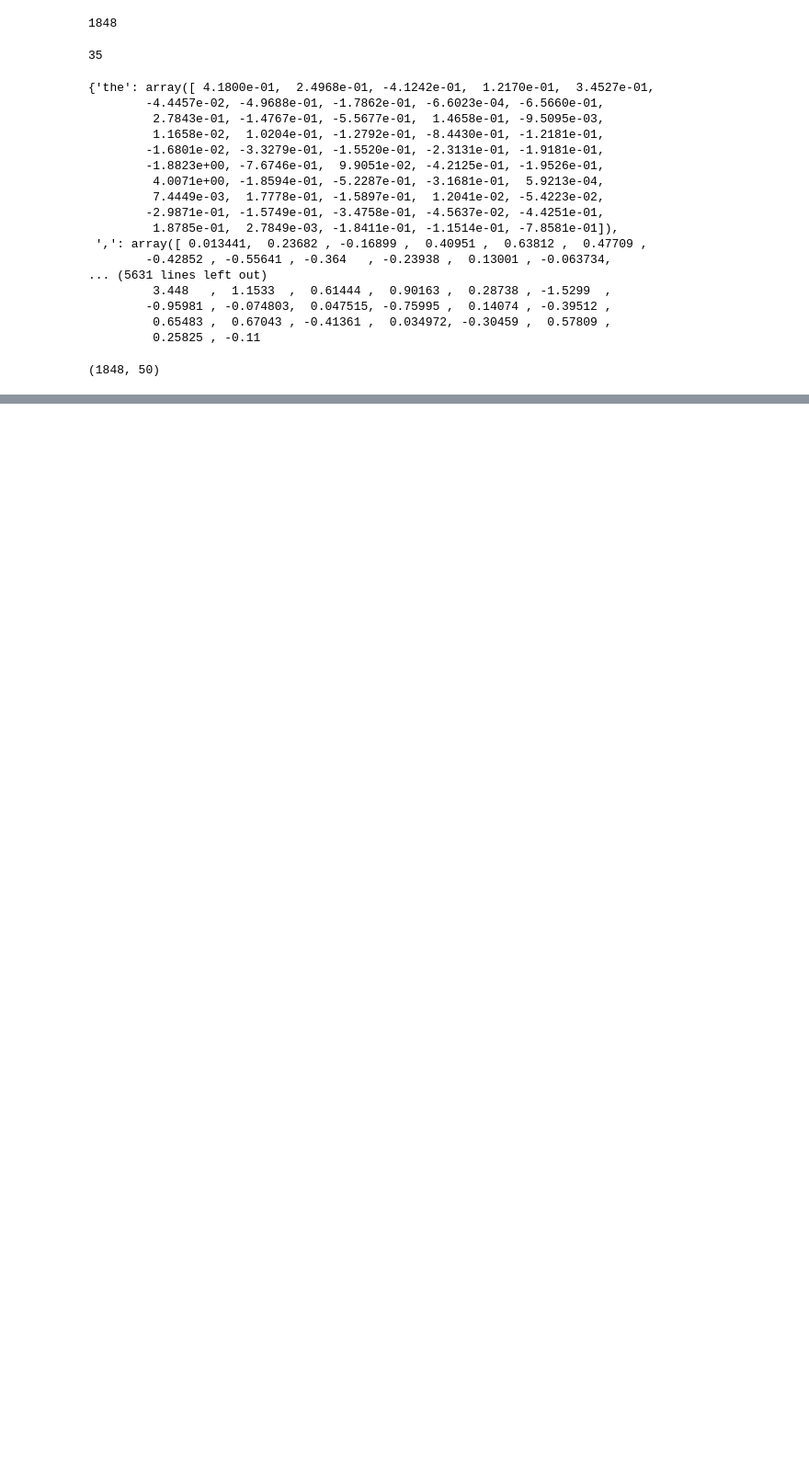
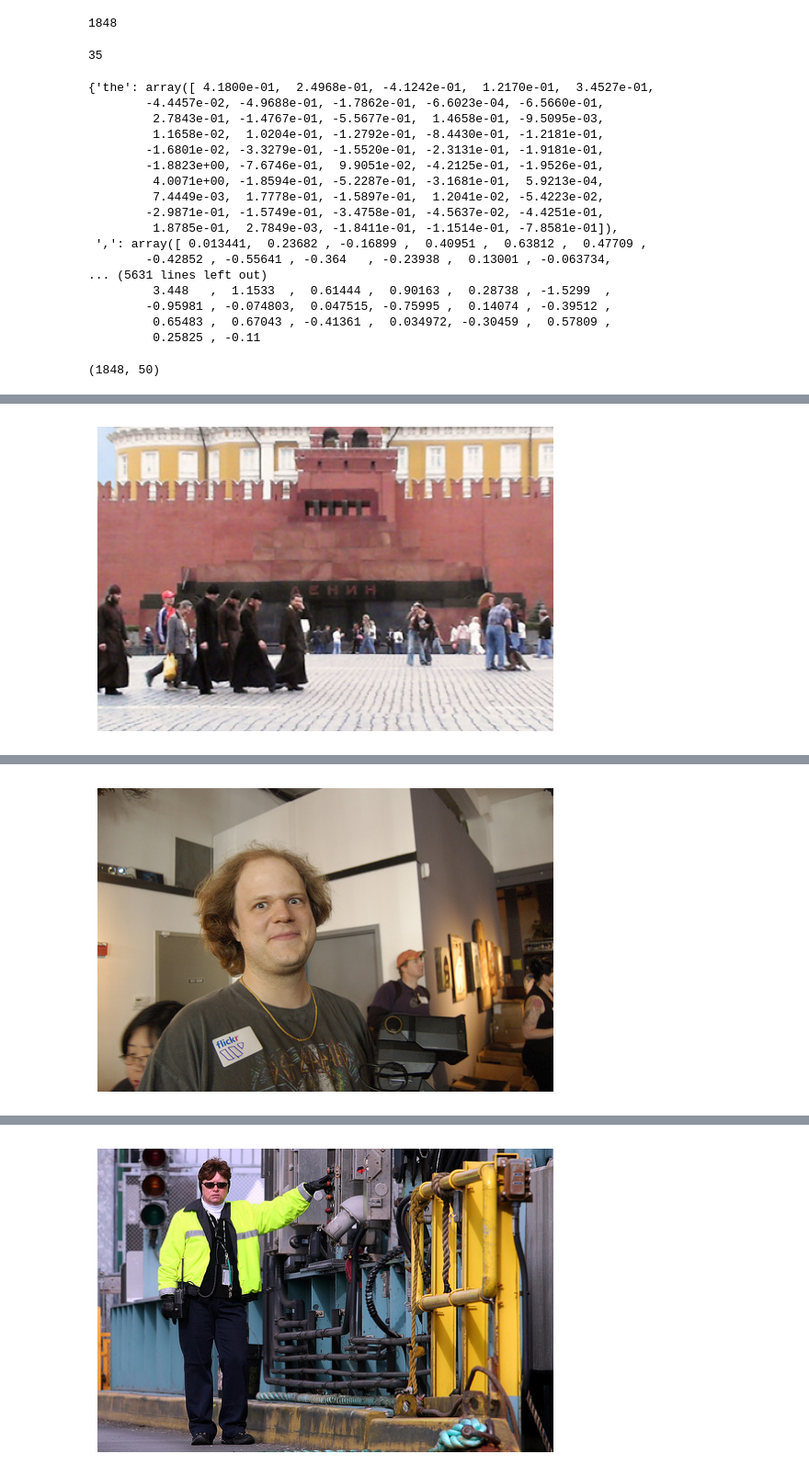
Before and after one commit to osmankrblt/Image-Caption, a Jupyter notebook: main.ipynb, the cells around one changed output, grey strips where cells are left out. Shown at 92% size. Drawn from its saved outputs; the diff is of its cells as text; code cells hidden in the pictures; blank space fills up the shorter version.

```diff
--- a/main.ipynb
+++ b/main.ipynb
@@ -481,5 +613,5 @@ model.layers[2].trainable = False
 model.compile(loss="categorical_crossentropy",optimizer="adam")
 # %%
 epochs = 10
-number_pics_per_bath = 3
+number_pics_per_bath = 10
 steps = len(train_descriptions)//number_pics_per_bath
@@ -508,0 +648,45 @@ Epoch 10/10
+# %%
+model = load_model("model_weights\model_9.h5")
+# %%
+from msilib import sequence
+
+
+def predict_caption(photo):
+    in_text = "startseq"
+
+    for i in range(max_len):
+        sequence = [word_to_idx[w] for w in in_text.split() if w in word_to_idx]
+
+        sequence = pad_sequences([sequence],maxlen=max_len,padding="post")
+
+        y_pred = model.predict([photo,sequence])
+
+        y_pred = y_pred.argmax()
+        word = idx_to_word[y_pred]
+        in_text += " " + word
+
+        if word == "endseq":
+            break
+
+    final_caption = in_text.split()
+    final_caption = final_caption[1:-1]
+    final_caption = " ".join(final_caption)
+
+    return final_caption
+# %%
+img_path = "data/test/"
+# %%
+for i in range(5):
+    rn = np.random.randint(0,1000)
+    img_name = list(encoding_test.keys())[rn]
+    photo = encoding_test[img_name].reshape((1,2048))
+
+    i = plt.imread(img_path+img_name+".jpg")
+    plt.imshow(i)
+    plt.axis("off")
+    plt.show()
+
+    caption = predict_caption(photo)
+    print(caption)
+# %% [output]
+[figure, added]
@@ -508,0 +701 @@ Epoch 10/10
+[figure, added]
@@ -508,0 +719 @@ Epoch 10/10
+[figure, added]
```
Also changed, not shown: parts of 25 cells of this notebook.
